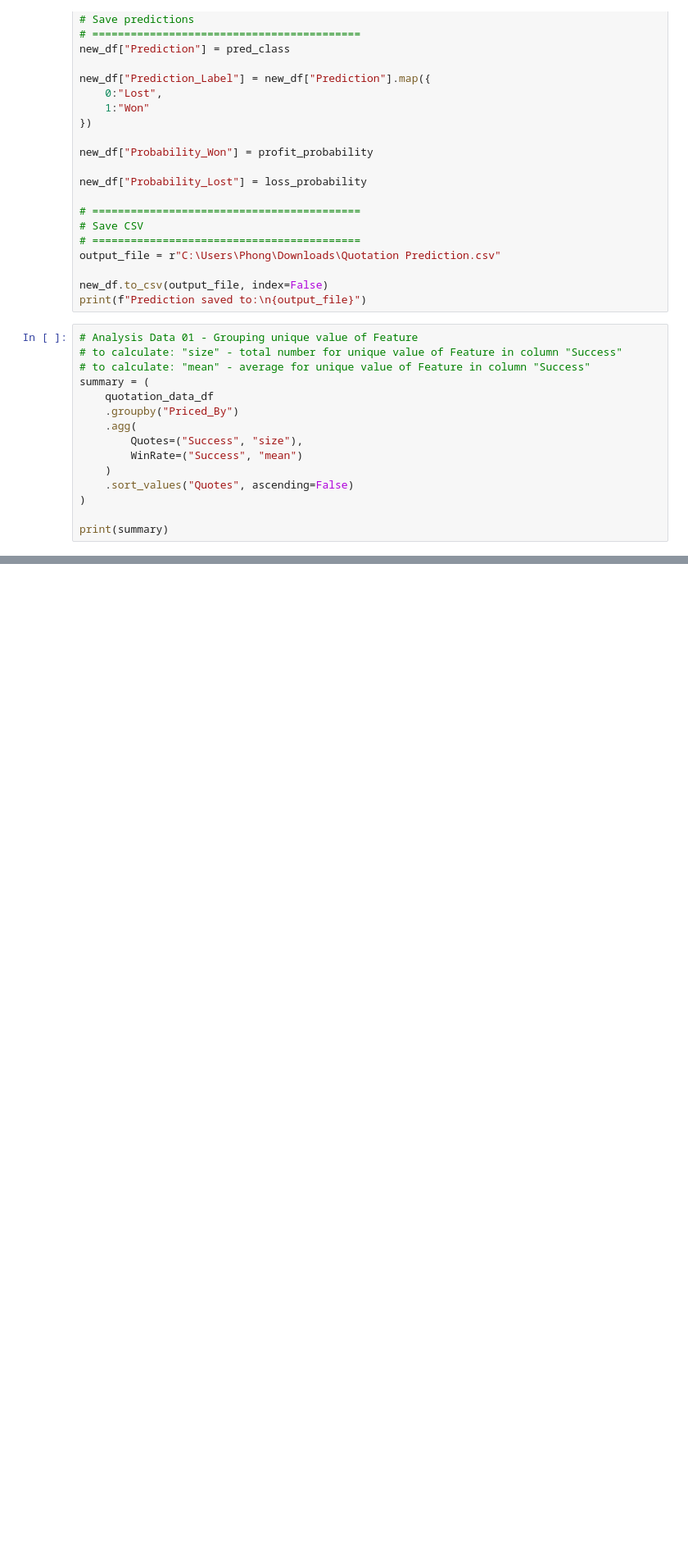
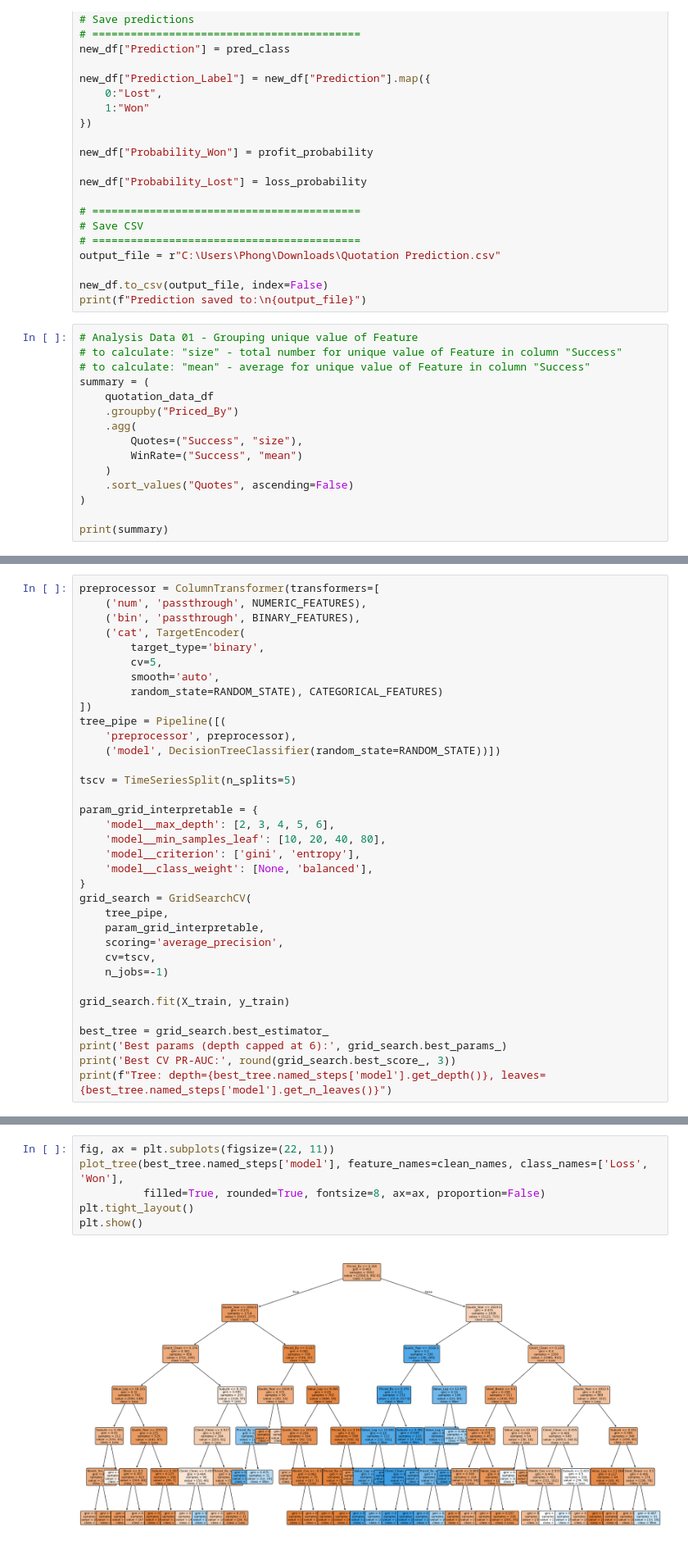
Before and after one commit to Phong031/ML_Models, a Jupyter notebook: notebook/00_code_lib.ipynb, the cells around one changed output, grey strips where cells are left out. Shown at 82% size. Saved outputs shown, nothing was run; the diff lists cells and outputs as text; blank space fills up the shorter version.

```diff
--- a/notebook/00_code_lib.ipynb
+++ b/notebook/00_code_lib.ipynb
@@ -284,0 +1350,35 @@ print(summary)
+# %%
+preprocessor = ColumnTransformer(transformers=[
+    ('num', 'passthrough', NUMERIC_FEATURES),
+    ('bin', 'passthrough', BINARY_FEATURES),
+    ('cat', TargetEncoder(
+        target_type='binary',
+        cv=5,
+        smooth='auto',
+        random_state=RANDOM_STATE), CATEGORICAL_FEATURES)
+])
+tree_pipe = Pipeline([(
+    'preprocessor', preprocessor),
+    ('model', DecisionTreeClassifier(random_state=RANDOM_STATE))])
+
+tscv = TimeSeriesSplit(n_splits=5)
+
+param_grid_interpretable = {
+    'model__max_depth': [2, 3, 4, 5, 6],
+    'model__min_samples_leaf': [10, 20, 40, 80],
+    'model__criterion': ['gini', 'entropy'],
+    'model__class_weight': [None, 'balanced'],
+}
+grid_search = GridSearchCV(
+    tree_pipe,
+    param_grid_interpretable,
+    scoring='average_precision',
+    cv=tscv,
+    n_jobs=-1)
+
+grid_search.fit(X_train, y_train)
+
+best_tree = grid_search.best_estimator_
+print('Best params (depth capped at 6):', grid_search.best_params_)
+print('Best CV PR-AUC:', round(grid_search.best_score_, 3))
+print(f"Tree: depth={best_tree.named_steps['model'].get_depth()}, leaves={best_tree.named_steps['model'].get_n_leaves()}")
@@ -284,0 +1493,8 @@ print(summary)
+# %%
+fig, ax = plt.subplots(figsize=(22, 11))
+plot_tree(best_tree.named_steps['model'], feature_names=clean_names, class_names=['Loss', 'Won'],
+          filled=True, rounded=True, fontsize=8, ax=ax, proportion=False)
+plt.tight_layout()
+plt.show()
+# %% [output]
+[figure, added]
```
Also changed, not shown: parts of 36 cells of this notebook, 4 other files.
